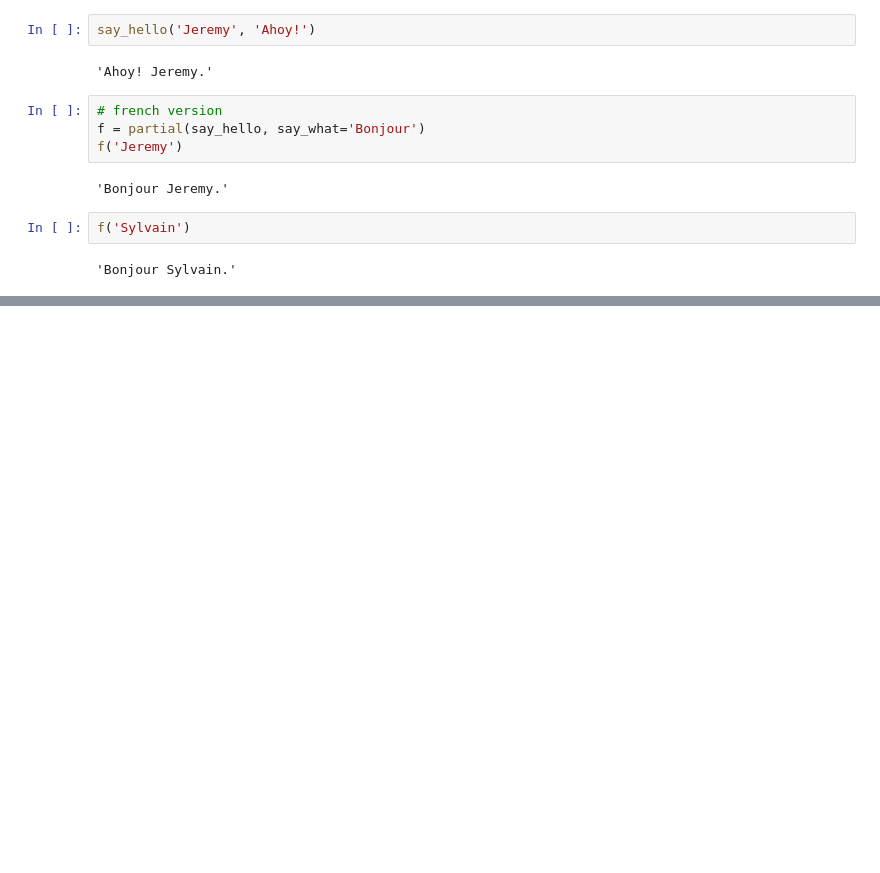
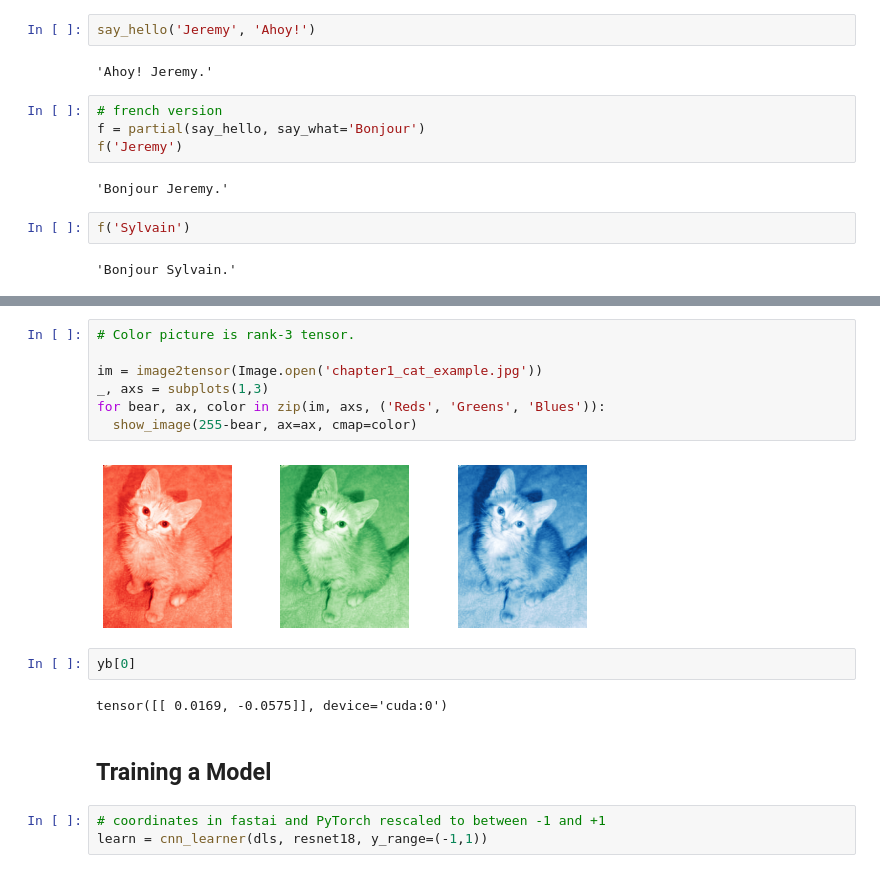
Before and after one commit to bwbelljr/fastaiv2, a Jupyter notebook: Lesson 6 (part 2), Chapter 6.ipynb, the cells around one changed output, grey strips where cells are left out. Saved outputs shown, nothing was run; the diff lists cells and outputs as text; blank space fills up the shorter version.

```diff
--- a/Lesson 6 (part 2), Chapter 6.ipynb
+++ b/Lesson 6 (part 2), Chapter 6.ipynb
@@ -351,0 +422,18 @@ plt.plot(xs, accs)
+# %%
+# Color picture is rank-3 tensor.
+
+im = image2tensor(Image.open('chapter1_cat_example.jpg'))
+_, axs = subplots(1,3)
+for bear, ax, color in zip(im, axs, ('Reds', 'Greens', 'Blues')):
+  show_image(255-bear, ax=ax, cmap=color)
+# %% [output]
+[figure, added]
+# %%
+yb[0]
+# %% [output]
+tensor([[ 0.0169, -0.0575]], device='cuda:0')
+# %% [markdown]
+## Training a Model
+# %%
+# coordinates in fastai and PyTorch rescaled to between -1 and +1
+learn = cnn_learner(dls, resnet18, y_range=(-1,1))
```
Also changed, not shown: parts of 41 cells of this notebook.
